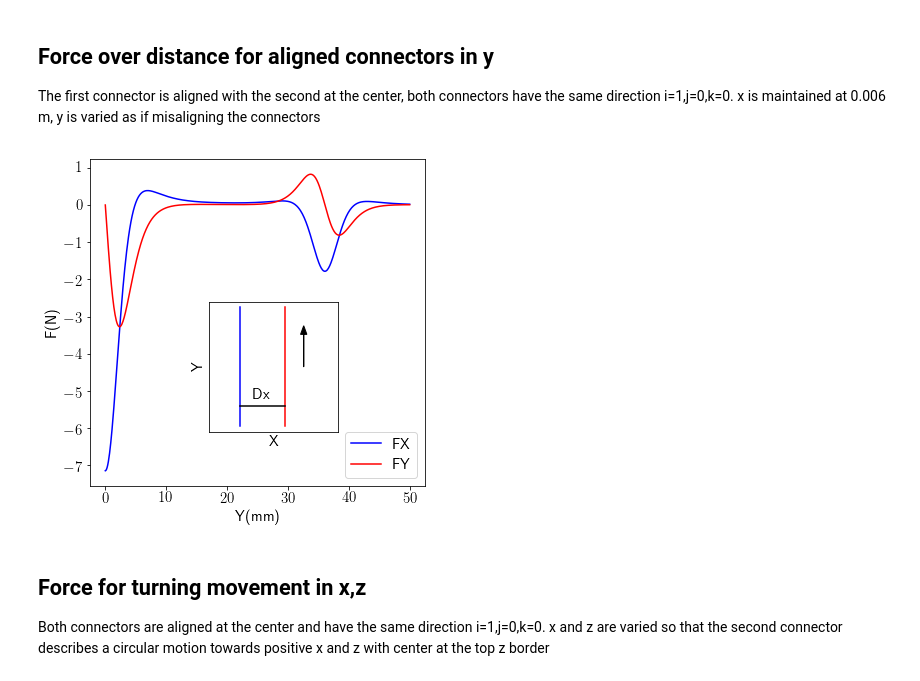
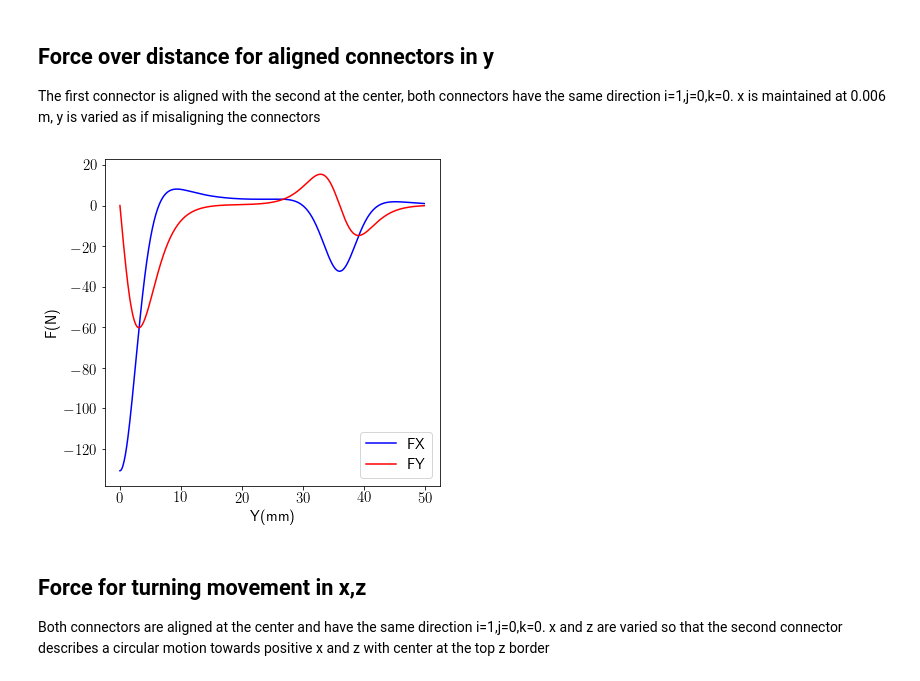
Before and after one commit to rmorenoga/Testing, a Jupyter notebook: Magnet/Python/Magnet connector.ipynb, the cells around one changed output. Cells and saved outputs as stored; diff of their text form; code cells hidden in the pictures.

```diff
--- a/Magnet/Python/Magnet connector.ipynb
+++ b/Magnet/Python/Magnet connector.ipynb
@@ -513,7 +515,7 @@ FX = []
 FY = []
 FZ = []
 for i in np.nditer(ypoints):
-    x = np.array([0.006,i,0.0])
+    x = np.array([0.008,i,0.0])
     P = forceonconnector(x,dirvec)
     F = P[0]
     FX.append(F[0])
@@ -522,48 +524,69 @@ for i in np.nditer(ypoints):
 
 FX = np.array(FX)
 FY = np.array(FY)
 FZ = np.array(FZ)
 
 fig5 = plt.figure(figsize=(6, 6))
 ax4 = fig5.gca()
 ymm = ypoints*1000
 ax4.plot(ymm,FX,'b',label='FX')
 ax4.plot(ymm,FY,'r',label='FY')
 #ax4.plot(ymm,FZ,'y',label='FZ')
 ax4.set_xlabel('Y(mm)')
 ax4.set_ylabel('F(N)')
+
+
+
+#FX = []
+#FY = []
+#FZ = []
+#for i in np.nditer(ypoints):
+#    x = np.array([0.018,i,0.0])
+#    P = forceonconnector(x,dirvec)
+#    F = P[0]
+#    FX.append(F[0])
+#    FY.append(F[1])
+#    FZ.append(F[2])
+
+#FX = np.array(FX)
+#FY = np.array(FY)
+#FZ = np.array(FZ)
+
+#ax4.plot(ymm,FX,'b',label='FX 18mm')
+#ax4.plot(ymm,FY,'r',label='FY 18mm')
+
 ax4.legend(loc='lower right')
 #plt.savefig('./forcemisalign.eps', format='eps', dpi=1000, bbox_inches = 'tight')
 
 #fig10 = plt.figure(figsize=(6, 6))
 #ax10 = fig10.gca()
-ax10 = fig5.add_axes([0.4, 0.25, .3, .3])
-ax10.plot((3, 3), (-27.5, 27.5), 'b-')
-ax10.plot((3.7, 3.7), (-27.5, 27.5), 'r-')
-ax10.plot((3, 3.7), (-18, -18), 'k-')
-ax10.arrow(4, 0, 0, 15, head_width=0.1, head_length=4, fc='k', ec='k')
+#ax10 = fig5.add_axes([0.4, 0.25, .3, .3])
+#ax10.plot((3, 3), (-27.5, 27.5), 'b-')
+#ax10.plot((3.7, 3.7), (-27.5, 27.5), 'r-')
+#ax10.plot((3, 3.7), (-18, -18), 'k-')
+#ax10.arrow(4, 0, 0, 15, head_width=0.1, head_length=4, fc='k', ec='k')
 #ax10.grid(color='k', linestyle='-', linewidth=0.3)
-ax10.text(3.2,-15,'Dx')
-ax10.set_xlabel('X')
-ax10.set_ylabel('Y')
-ax10.set_xlim(2.5, 4.55)
-ax10.set_ylim(-30, 30)
+#ax10.text(3.2,-15,'Dx')
+#ax10.set_xlabel('X')
+#ax10.set_ylabel('Y')
+#ax10.set_xlim(2.5, 4.55)
+#ax10.set_ylim(-30, 30)
 
 plt.tick_params(
     axis='both',          # changes apply to both axes
     which='both',      # both major and minor ticks are affected
-    bottom='off',      # ticks along the bottom edge are off
+    bottom='on',      # ticks along the bottom edge are off
     top='off',
-    left='off' ,
+    left='on' ,
     right = 'off',     # ticks along the top edge are off
-    labelbottom='off',
-    labelleft = 'off') # labels along the bottom edge are off
+    labelbottom='on',
+    labelleft = 'on') # labels along the bottom edge are off
 plt.savefig('./forcemisalign.eps', format='eps', dpi=1000, bbox_inches = 'tight')
 #plt.savefig('./misalign.eps', format='eps', dpi=1000, bbox_inches = 'tight')
 
 plt.show()
 # %% [output]
-[figure, old version]
+[figure, new version]
 # %% [markdown]
 ## Force for turning movement in x,z
 Both connectors are aligned at the center and have the same direction i=1,j=0,k=0. x and z are varied so that the second connector describes a circular motion towards positive x and z with center at the top z border
```
Also changed, not shown: parts of 6 cells of this notebook, 9 other files.
